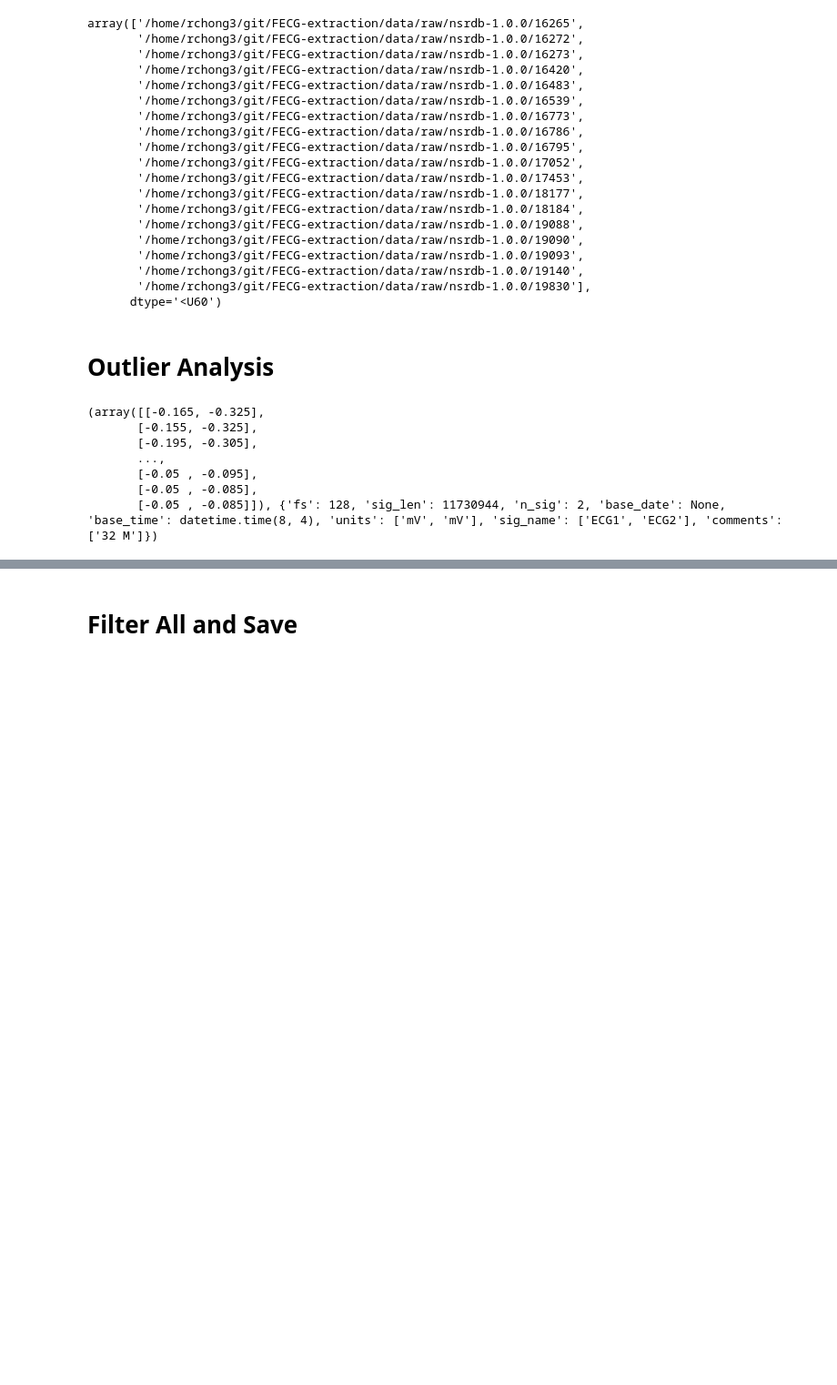
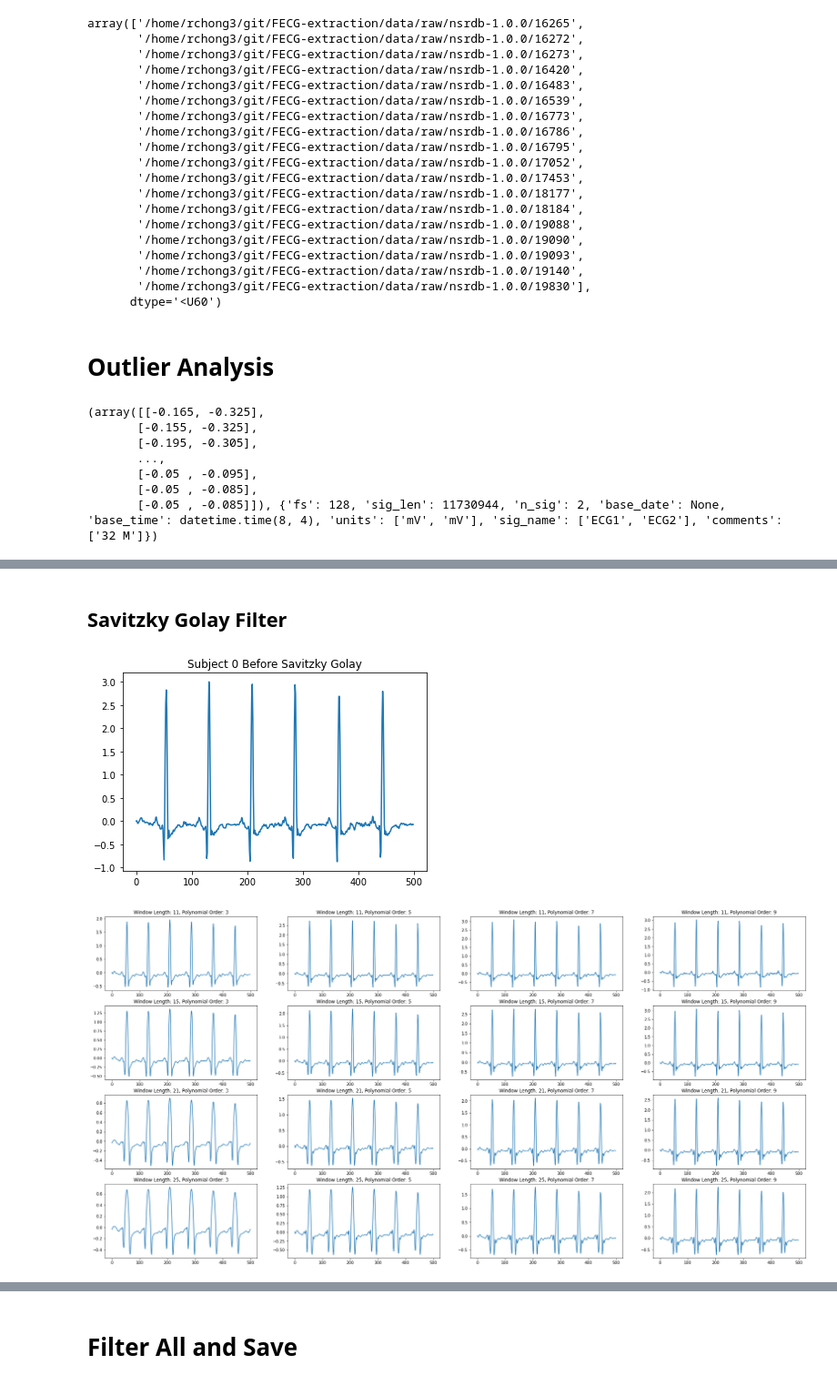
Before and after one commit to muffin-rice/FECG-extraction, a Jupyter notebook: code/preprocessing/nsrdb_preprocessing.ipynb, the cells around one changed output, grey strips where cells are left out. Shown: that part at 91% size. Cells and saved outputs as stored; diff of their text form; code cells hidden in the pictures; blank space fills up the shorter version.

```diff
--- a/code/preprocessing/nsrdb_preprocessing.ipynb
+++ b/code/preprocessing/nsrdb_preprocessing.ipynb
@@ -293,0 +218,4 @@ preprocess_params['lvl'] = 4
+# %%
+preprocess_params['numtaps'] = 161
+# %% [markdown]
+## Savitzky Golay Filter
@@ -293,0 +225,32 @@ preprocess_params['lvl'] = 4
+# %%
+preprocess_params['winlen'] = 0
+preprocess_params['polyorder'] = 0
+
+shorten_factor = 18
+subset_len = SIZE // shorten_factor
+
+win_cand = (11, 15, 21, 25)
+ord_cand = (3, 5, 7, 9)
+win_cand_count = len(win_cand)
+ord_cand_count = len(ord_cand)
+
+for i in range(subset_len):
+    ind = i * shorten_factor
+    sig_window, _ = preprocess(load_ecg_nsrdb(filenames[ind], start_indices[ind], end_indices[ind]), SAMPLING_RATE, **preprocess_params)
+
+    plt.title(f'Subject {ind} Before Savitzky Golay')
+    plt.plot(sig_window[:500])
+
+    fig, axs = plt.subplots(nrows=win_cand_count, ncols=ord_cand_count, figsize=(8 * win_cand_count, 4 * ord_cand_count))
+    for j in range(win_cand_count):
+        for k in range(ord_cand_count):
+            winlen = win_cand[j]
+            polyorder = ord_cand[k]
+            preprocessed_signal, _ = preprocess(sig_window, SAMPLING_RATE, winlen=winlen, polyorder=polyorder)
+            axs[j][k].set_title(f'Window Length: {winlen}, Polynomial Order: {polyorder}')
+            axs[j][k].plot(preprocessed_signal[:500])
+
+    plt.show()
+# %% [output]
+[figure, added]
+[figure, added]
```
Also changed, not shown: parts of 34 cells of this notebook, 2 other files.
